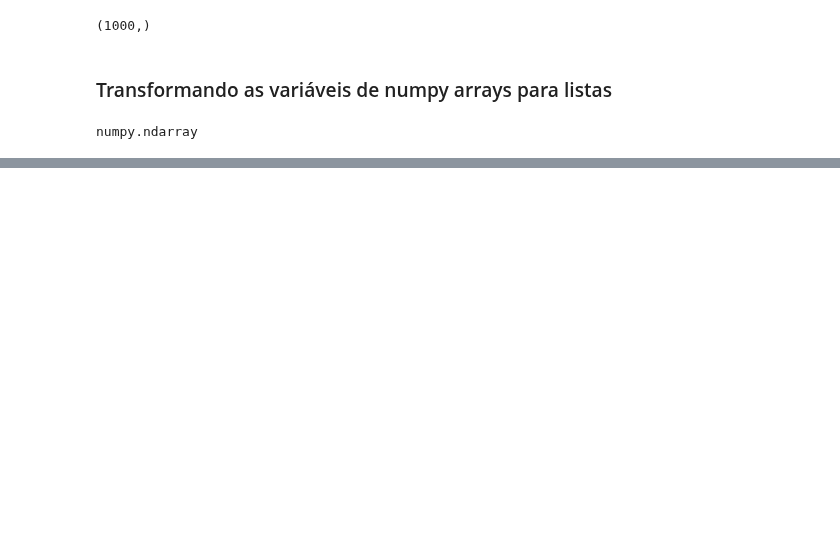
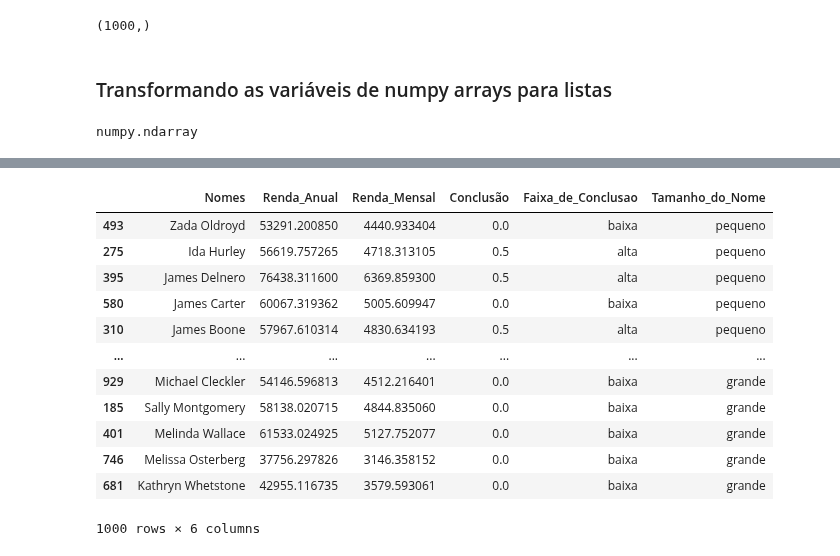
Before and after one commit to dltdscientist/MBA-em-Data-Science, a Jupyter notebook: Aula_15_Programação.ipynb, the cells around one changed output, grey strips where cells are left out. Drawn from its saved outputs; the diff is of its cells as text; code cells hidden in the pictures; blank space fills up the shorter version.

```diff
--- a/Aula_15_Programação.ipynb
+++ b/Aula_15_Programação.ipynb
@@ -366,0 +462,17 @@ ValueError: ignored
+# %%
+conjunto_de_dados.sort_values(by = 'Tamanho_do_Nome', ascending = False, inplace = True)
+conjunto_de_dados
+# %% [output]
+|  | Nomes | Renda_Anual | Renda_Mensal | Conclusão | Faixa_de_Conclusao | Tamanho_do_Nome |
+| 493 | Zada Oldroyd | 53291.200850 | 4440.933404 | 0.0 | baixa | pequeno |
+| 275 | Ida Hurley | 56619.757265 | 4718.313105 | 0.5 | alta | pequeno |
+| 395 | James Delnero | 76438.311600 | 6369.859300 | 0.5 | alta | pequeno |
+| 580 | James Carter | 60067.319362 | 5005.609947 | 0.0 | baixa | pequeno |
+| 310 | James Boone | 57967.610314 | 4830.634193 | 0.5 | alta | pequeno |
+| ... | ... | ... | ... | ... | ... | ... |
+| 929 | Michael Cleckler | 54146.596813 | 4512.216401 | 0.0 | baixa | grande |
+| 185 | Sally Montgomery | 58138.020715 | 4844.835060 | 0.0 | baixa | grande |
+| 401 | Melinda Wallace | 61533.024925 | 5127.752077 | 0.0 | baixa | grande |
+| 746 | Melissa Osterberg | 37756.297826 | 3146.358152 | 0.0 | baixa | grande |
+| 681 | Kathryn Whetstone | 42955.116735 | 3579.593061 | 0.0 | baixa | grande |
+1000 rows × 6 columns
```
Also changed, not shown: parts of 37 cells of this notebook.
